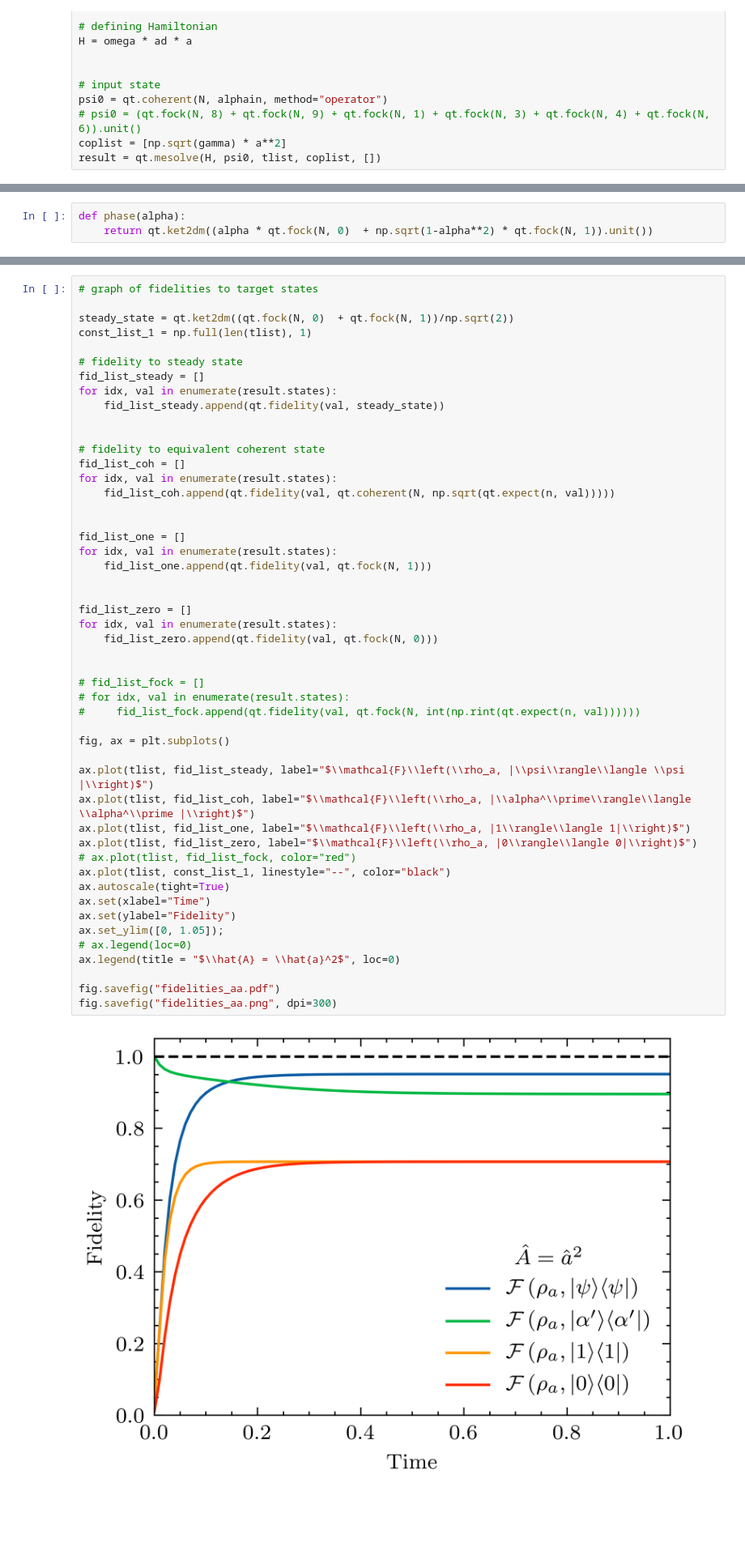
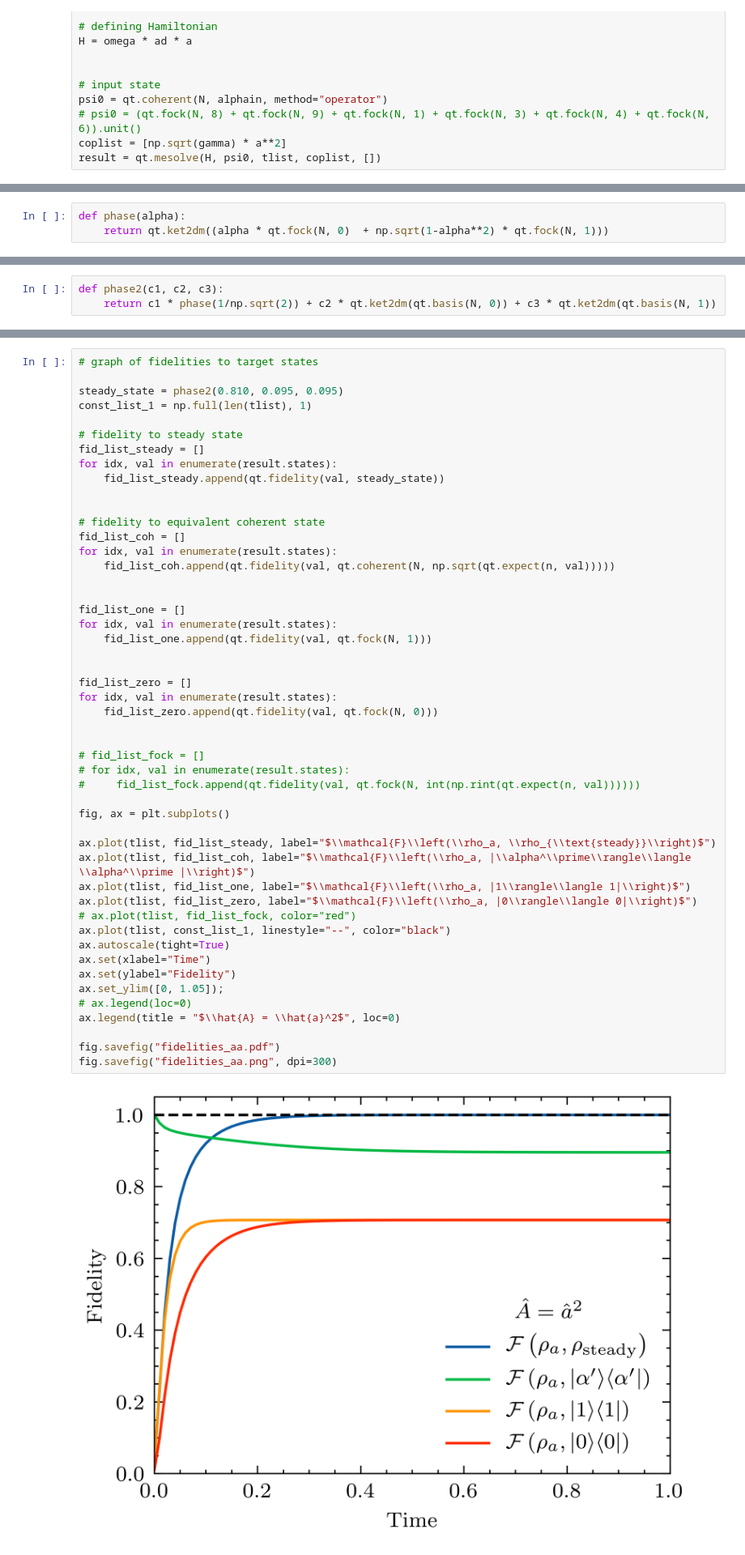
Before and after one commit to mtqoi/Thesis, a Jupyter notebook: Images/phog/PhoG_single_mode_model_graphs_(section_2).ipynb, the cells around one changed output, grey strips where cells are left out. Shown at 81% size. Cells and saved outputs as stored; diff of their text form; blank space fills up the shorter version.

Commit message:
Changed Fidelity graph to include mixedness of phase-state.

```diff
--- a/Images/phog/PhoG_single_mode_model_graphs_(section_2).ipynb
+++ b/Images/phog/PhoG_single_mode_model_graphs_(section_2).ipynb
@@ -239,4 +218,4 @@ fig.savefig("expects_aa.png", dpi=300)
 [figure]
 # %%
 def phase(alpha):
-    return qt.ket2dm((alpha * qt.fock(N, 0)  + np.sqrt(1-alpha**2) * qt.fock(N, 1)).unit())
+    return qt.ket2dm((alpha * qt.fock(N, 0)  + np.sqrt(1-alpha**2) * qt.fock(N, 1)))
@@ -242,0 +226,3 @@ def phase(alpha):
+# %%
+def phase2(c1, c2, c3):
+    return c1 * phase(1/np.sqrt(2)) + c2 * qt.ket2dm(qt.basis(N, 0)) + c3 * qt.ket2dm(qt.basis(N, 1))
@@ -243,7 +233,7 @@ def phase(alpha):
 # %%
 # graph of fidelities to target states
 
-steady_state = qt.ket2dm((qt.fock(N, 0)  + qt.fock(N, 1))/np.sqrt(2))
+steady_state = phase2(0.810, 0.095, 0.095)
 const_list_1 = np.full(len(tlist), 1)
 
 # fidelity to steady state
@@ -262,35 +252,35 @@ fid_list_one = []
 for idx, val in enumerate(result.states):
     fid_list_one.append(qt.fidelity(val, qt.fock(N, 1)))
 
 
 fid_list_zero = []
 for idx, val in enumerate(result.states):
     fid_list_zero.append(qt.fidelity(val, qt.fock(N, 0)))
 
 
 # fid_list_fock = []
 # for idx, val in enumerate(result.states):
 #     fid_list_fock.append(qt.fidelity(val, qt.fock(N, int(np.rint(qt.expect(n, val))))))
 
 fig, ax = plt.subplots()
 
-ax.plot(tlist, fid_list_steady, label="$\\mathcal{F}\\left(\\rho_a, |\\psi\\rangle\\langle \\psi |\\right)$")
+ax.plot(tlist, fid_list_steady, label="$\\mathcal{F}\\left(\\rho_a, \\rho_{\\text{steady}}\\right)$")
 ax.plot(tlist, fid_list_coh, label="$\\mathcal{F}\\left(\\rho_a, |\\alpha^\\prime\\rangle\\langle \\alpha^\\prime |\\right)$")
 ax.plot(tlist, fid_list_one, label="$\\mathcal{F}\\left(\\rho_a, |1\\rangle\\langle 1|\\right)$")
 ax.plot(tlist, fid_list_zero, label="$\\mathcal{F}\\left(\\rho_a, |0\\rangle\\langle 0|\\right)$")
 # ax.plot(tlist, fid_list_fock, color="red")
 ax.plot(tlist, const_list_1, linestyle="--", color="black")
 ax.autoscale(tight=True)
 ax.set(xlabel="Time")
 ax.set(ylabel="Fidelity")
 ax.set_ylim([0, 1.05]);
 # ax.legend(loc=0)
 ax.legend(title = "$\\hat{A} = \\hat{a}^2$", loc=0)
 
 fig.savefig("fidelities_aa.pdf")
 fig.savefig("fidelities_aa.png", dpi=300)
 # %% [output]
-[figure, old version]
+[figure, new version]
 # %% [markdown]
 Checking mandelQ of steady-state
 # %%
```
Also changed, not shown: parts of 4 cells of this notebook.
